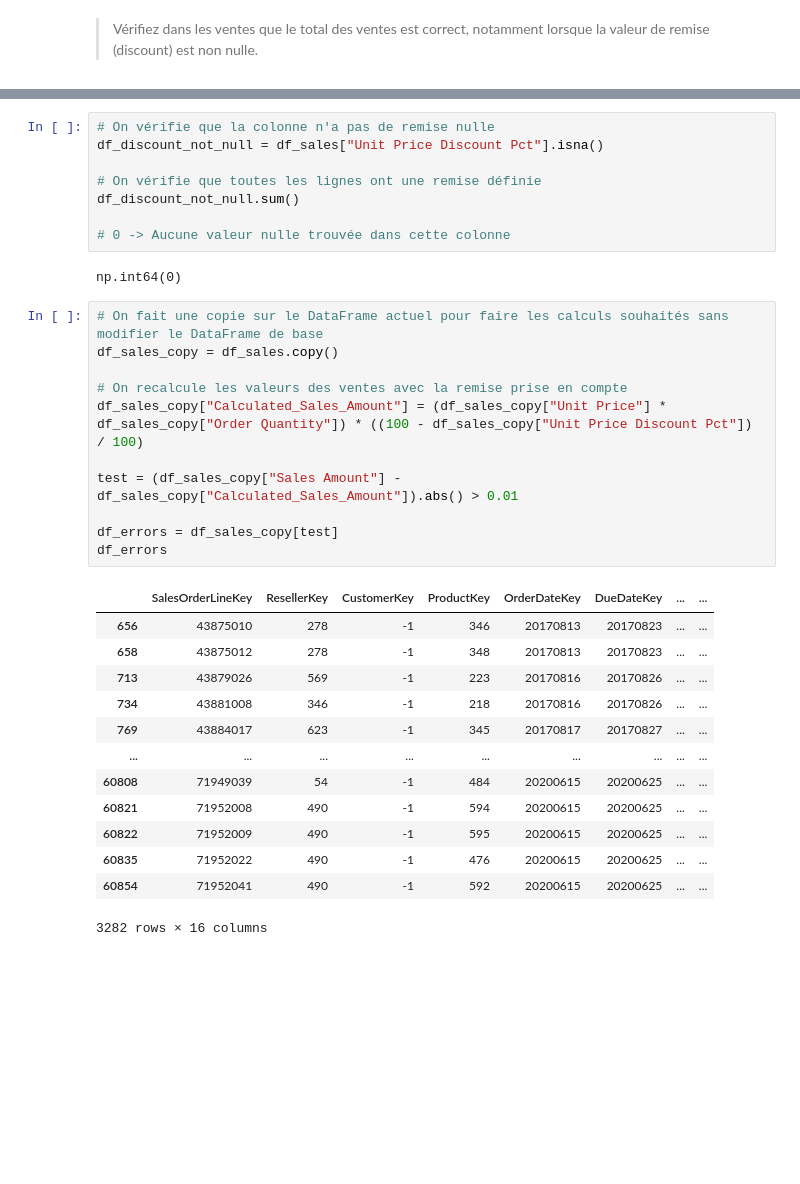
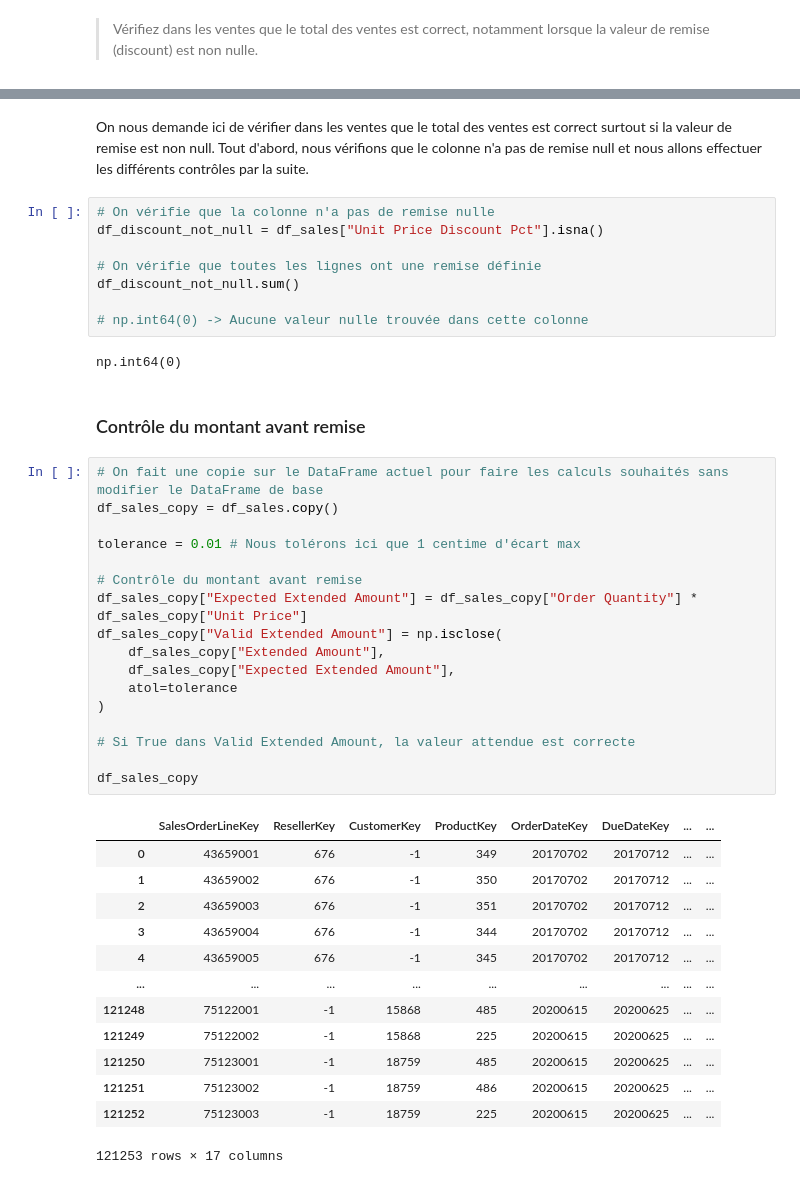
Before and after one commit to N0va9/CC6-Python-IND, a Jupyter notebook: Introduction_Pandas_et_analyse_exploratoire_des_données_GUYOLLOT_Alan.ipynb, the cells around one changed output, grey strips where cells are left out. Saved outputs shown, nothing was run; the diff lists cells and outputs as text; blank space fills up the shorter version.

```diff
--- a/Introduction_Pandas_et_analyse_exploratoire_des_données_GUYOLLOT_Alan.ipynb
+++ b/Introduction_Pandas_et_analyse_exploratoire_des_données_GUYOLLOT_Alan.ipynb
@@ -370,6 +385,9 @@ Data columns (total 15 columns):
  14  Sales Amount             121253 non-null  float64
 dtypes: Int64(1), float64(5), int64(9)
 memory usage: 14.0 MB
+# %% [markdown]
+On nous demande ici de vérifier dans les ventes que le total des ventes est correct surtout si la valeur de remise est non null.
+Tout d'abord, nous vérifions que le colonne n'a pas de remise null et nous allons effectuer les différents contrôles par la suite.
 # %%
 # On vérifie que la colonne n'a pas de remise nulle
 df_discount_not_null = df_sales["Unit Price Discount Pct"].isna()
@@ -377,31 +395,39 @@ df_discount_not_null = df_sales["Unit Price Discount Pct"].isna()
 # On vérifie que toutes les lignes ont une remise définie
 df_discount_not_null.sum()
 
-# 0 -> Aucune valeur nulle trouvée dans cette colonne
+# np.int64(0) -> Aucune valeur nulle trouvée dans cette colonne
 # %% [output]
 np.int64(0)
+# %% [markdown]
+### Contrôle du montant avant remise
 # %%
 # On fait une copie sur le DataFrame actuel pour faire les calculs souhaités sans modifier le DataFrame de base
 df_sales_copy = df_sales.copy()
 
-# On recalcule les valeurs des ventes avec la remise prise en compte
-df_sales_copy["Calculated_Sales_Amount"] = (df_sales_copy["Unit Price"] * df_sales_copy["Order Quantity"]) * ((100 - df_sales_copy["Unit Price Discount Pct"]) / 100)
+tolerance = 0.01 # Nous tolérons ici que 1 centime d'écart max
 
-test = (df_sales_copy["Sales Amount"] - df_sales_copy["Calculated_Sales_Amount"]).abs() > 0.01
+# Contrôle du montant avant remise
+df_sales_copy["Expected Extended Amount"] = df_sales_copy["Order Quantity"] * df_sales_copy["Unit Price"]
+df_sales_copy["Valid Extended Amount"] = np.isclose(
+    df_sales_copy["Extended Amount"],
+    df_sales_copy["Expected Extended Amount"],
+    atol=tolerance
+)
 
-df_errors = df_sales_copy[test]
-df_errors
+# Si True dans Valid Extended Amount, la valeur attendue est correcte
+
+df_sales_copy
 # %% [output]
 |  | SalesOrderLineKey | ResellerKey | CustomerKey | ProductKey | OrderDateKey | DueDateKey | ... | ... |
-| 656 | 43875010 | 278 | -1 | 346 | 20170813 | 20170823 | ... | ... |
-| 658 | 43875012 | 278 | -1 | 348 | 20170813 | 20170823 | ... | ... |
-| 713 | 43879026 | 569 | -1 | 223 | 20170816 | 20170826 | ... | ... |
-| 734 | 43881008 | 346 | -1 | 218 | 20170816 | 20170826 | ... | ... |
-| 769 | 43884017 | 623 | -1 | 345 | 20170817 | 20170827 | ... | ... |
+| 0 | 43659001 | 676 | -1 | 349 | 20170702 | 20170712 | ... | ... |
+| 1 | 43659002 | 676 | -1 | 350 | 20170702 | 20170712 | ... | ... |
+| 2 | 43659003 | 676 | -1 | 351 | 20170702 | 20170712 | ... | ... |
+| 3 | 43659004 | 676 | -1 | 344 | 20170702 | 20170712 | ... | ... |
+| 4 | 43659005 | 676 | -1 | 345 | 20170702 | 20170712 | ... | ... |
 | ... | ... | ... | ... | ... | ... | ... | ... | ... |
-| 60808 | 71949039 | 54 | -1 | 484 | 20200615 | 20200625 | ... | ... |
-| 60821 | 71952008 | 490 | -1 | 594 | 20200615 | 20200625 | ... | ... |
-| 60822 | 71952009 | 490 | -1 | 595 | 20200615 | 20200625 | ... | ... |
-| 60835 | 71952022 | 490 | -1 | 476 | 20200615 | 20200625 | ... | ... |
-| 60854 | 71952041 | 490 | -1 | 592 | 20200615 | 20200625 | ... | ... |
+| 121248 | 75122001 | -1 | 15868 | 485 | 20200615 | 20200625 | ... | ... |
+| 121249 | 75122002 | -1 | 15868 | 225 | 20200615 | 20200625 | ... | ... |
+| 121250 | 75123001 | -1 | 18759 | 485 | 20200615 | 20200625 | ... | ... |
+| 121251 | 75123002 | -1 | 18759 | 486 | 20200615 | 20200625 | ... | ... |
+| 121252 | 75123003 | -1 | 18759 | 225 | 20200615 | 20200625 | ... | ... |
-3282 rows × 16 columns
+121253 rows × 17 columns
```
Also changed, not shown: parts of 20 cells of this notebook, 2 other files.
